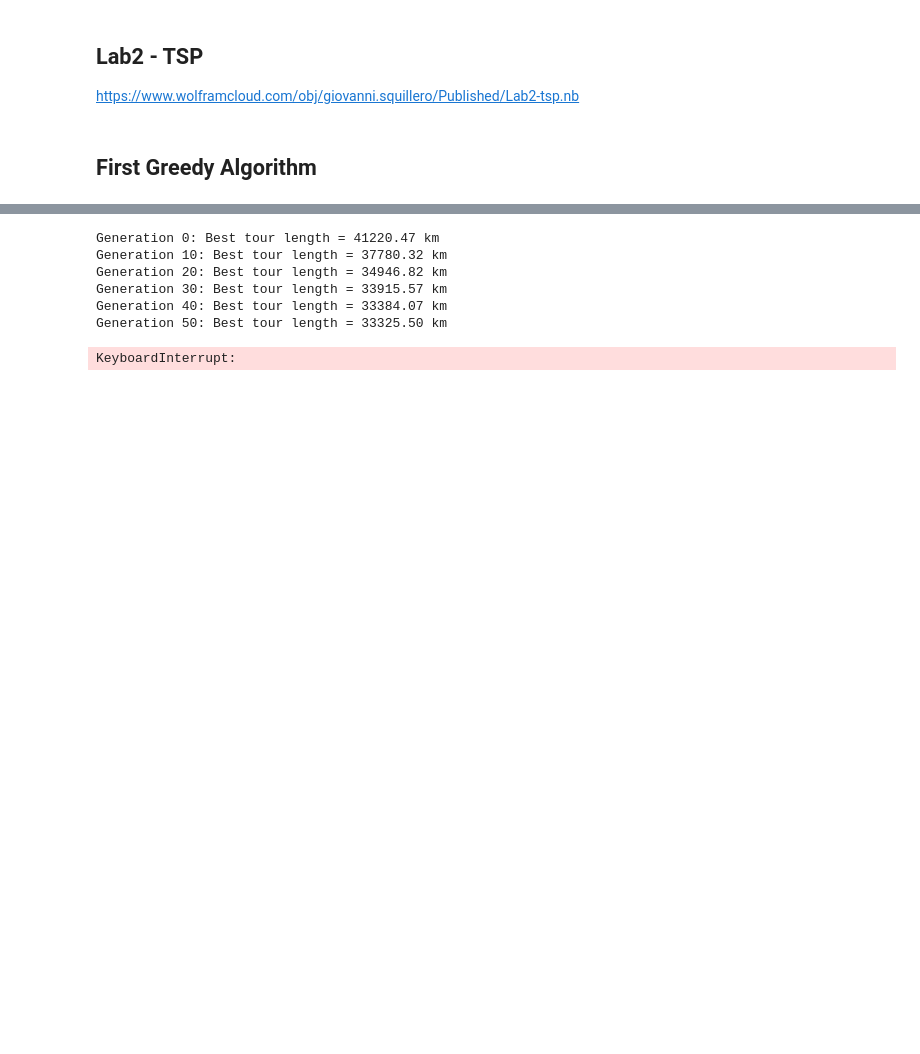
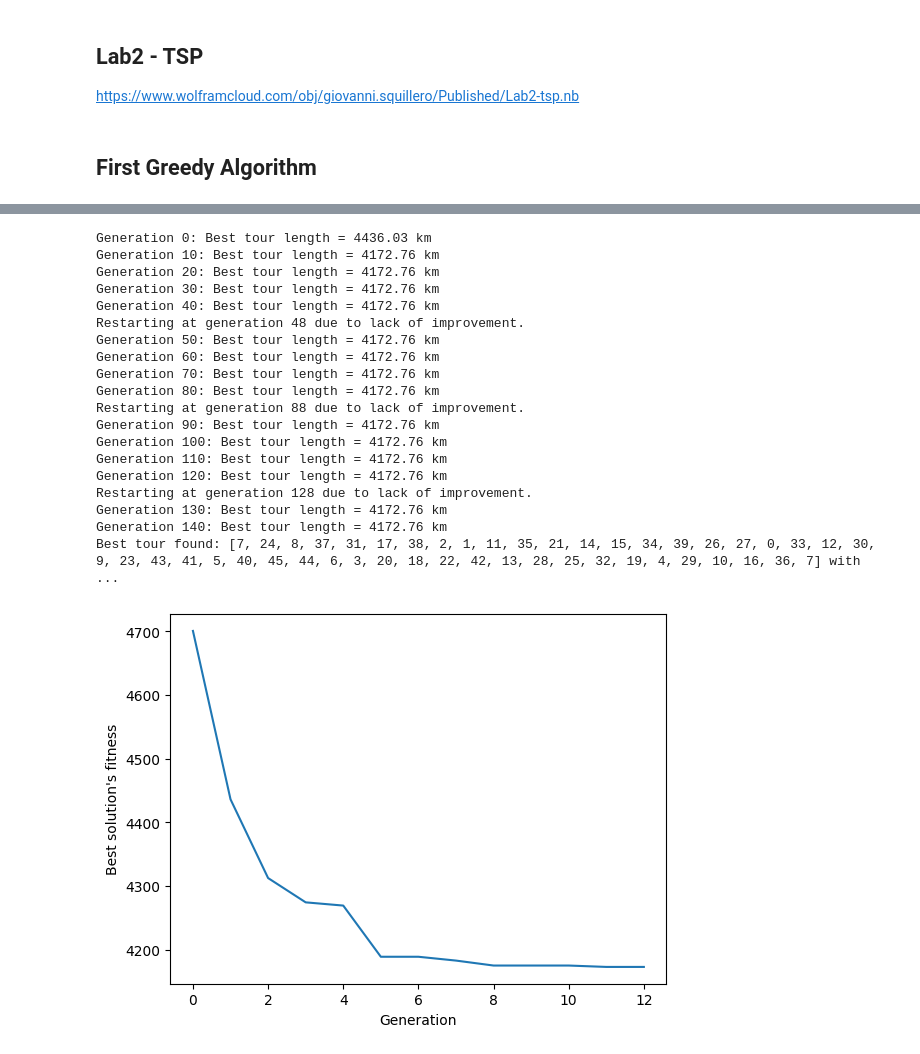
Before and after one commit to XhoanaShkajoti/CI2024_lab2, a Jupyter notebook: tsp.ipynb, the cells around one changed output, grey strips where cells are left out. Saved outputs shown, nothing was run; the diff lists cells and outputs as text; code cells hidden in the pictures; blank space fills up the shorter version.

```diff
--- a/tsp.ipynb
+++ b/tsp.ipynb
@@ -17,8 +13,8 @@ import matplotlib.pyplot as plt
 logging.basicConfig(level=logging.DEBUG)
 # %%
-#CITIES = pd.read_csv('cities/italy.csv', header=None, names=['name', 'lat', 'lon'])
+CITIES = pd.read_csv('cities/italy.csv', header=None, names=['name', 'lat', 'lon'])
 #CITIES = pd.read_csv('cities/us.csv', header=None, names=['name', 'lat', 'lon'])
-CITIES = pd.read_csv('cities/russia.csv', header=None, names=['name', 'lat', 'lon'])
+#CITIES = pd.read_csv('cities/russia.csv', header=None, names=['name', 'lat', 'lon'])
 #CITIES = pd.read_csv('cities/china.csv', header=None, names=['name', 'lat', 'lon'])
 #CITIES = pd.read_csv('cities/vanuatu.csv', header=None, names=['name', 'lat', 'lon'])
 DIST_MATRIX = np.zeros((len(CITIES), len(CITIES)))
@@ -35,6 +31,18 @@ len(CITIES)
 
 https://www.wolframcloud.com/obj/giovanni.squillero/Published/Lab2-tsp.nb
 # %%
+def counter(fn):
+    """Simple decorator for counting number of calls"""
+
+    @functools.wraps(fn)
+    def helper(*args, **kargs):
+        helper.calls += 1
+        return fn(*args, **kargs)
+
+    helper.calls = 0
+    return helper
+
+@counter
 def tsp_cost(tsp):
     assert tsp[0] == tsp[-1]
     assert set(tsp) == set(range(len(CITIES)))
@@ -182,6 +193,7 @@ Steps: 57540
 # %%
 
 # Fitness function (inverse of distance)
+@counter
 def fitness(tour):
     return 1 / tsp_cost(tour)  # Higher fitness for shorter tours
 
@@ -283,7 +295,7 @@ def tournament_selection(population, fitnesses, k=5):
 history=[]
 # Evolutionary Algorithm with ERX, Simulated Annealing Mutation, and Restart Mechanism
 def evolutionary_algorithm_erx(pop_size=150, max_generations=250, elite_ratio=0.1, mutation_rate=0.155, early_stop=40):
-    population = initialize_population_with_diversity(pop_size, greedy_percentage=0.03)
+    population = initialize_population_with_diversity(pop_size, greedy_percentage=0.04)
     best_solution = None
     best_fitness = float('-inf')
     no_improvement_count = 0
@@ -298,6 +310,7 @@ def evolutionary_algorithm_erx(pop_size=150, max_generations=250, elite_ratio=0.
             if fitnesses[i] > best_fitness:
                 best_solution = population[i]
                 best_fitness = fitnesses[i]
+                best_index = generation
                 history.append(1/best_fitness)
                 improvement_found = True
 
@@ -308,44 +321,57 @@ def evolutionary_algorithm_erx(pop_size=150, max_generations=250, elite_ratio=0.
             no_improvement_count += 1
             if no_improvement_count >= early_stop:
                 print(f"Restarting at generation {generation} due to lack of improvement.")
-                population = initialize_population_with_diversity(pop_size, greedy_percentage=0.03)
+                population = initialize_population_with_diversity(pop_size, greedy_percentage=0.04)
                 no_improvement_count = 0
                 continue
 
         # Selection and reproduction with elitism
         elite_size = int(pop_size * elite_ratio)
         new_population = sorted(population, key=lambda t: fitness(t), reverse=True)[:elite_size]
         while len(new_population) < pop_size:
             parent1 = tournament_selection(population, fitnesses)
             parent2 = tournament_selection(population, fitnesses)
             child = edge_recombination_crossover(parent1, parent2)
             # Apply simulated annealing mutation to add diversity
             if random.random() < mutation_rate:
                 child = simulated_annealing_mutation(child)
             new_population.append(child)
 
         # Update population
         population = new_population
 
         # Log progress every 10 generations
         if generation % 10 == 0:
             print(f"Generation {generation}: Best tour length = {1 / best_fitness:.2f} km")
 
-    return best_solution, 1 / best_fitness
+    return best_solution, 1 / best_fitness,best_index
 
 # Run the EA with ERX on the TSP instance
-best_tour, best_cost = evolutionary_algorithm_erx(pop_size=200, max_generations=150)
-print(f"Best tour found: {best_tour} with total length {best_cost:.2f} km")
+best_tour, best_cost, best_index = evolutionary_algorithm_erx(pop_size=200, max_generations=150)
+print(f"Best tour found: {best_tour} with total length {best_cost:.2f} km and best index {best_index} and fitness called {fitness.calls} times")
 #Plotting graph of the best solutions over time
 plt.plot(history)
 plt.ylabel('Best solution\'s fitness')
 plt.xlabel('Generation')
 plt.show()
 # %% [output]
-Generation 0: Best tour length = 41220.47 km
-Generation 10: Best tour length = 37780.32 km
-Generation 20: Best tour length = 34946.82 km
-Generation 30: Best tour length = 33915.57 km
-Generation 40: Best tour length = 33384.07 km
-Generation 50: Best tour length = 33325.50 km
+Generation 0: Best tour length = 4436.03 km
+Generation 10: Best tour length = 4172.76 km
+Generation 20: Best tour length = 4172.76 km
+Generation 30: Best tour length = 4172.76 km
+Generation 40: Best tour length = 4172.76 km
+Restarting at generation 48 due to lack of improvement.
+Generation 50: Best tour length = 4172.76 km
+Generation 60: Best tour length = 4172.76 km
+Generation 70: Best tour length = 4172.76 km
+Generation 80: Best tour length = 4172.76 km
+Restarting at generation 88 due to lack of improvement.
+Generation 90: Best tour length = 4172.76 km
+Generation 100: Best tour length = 4172.76 km
+Generation 110: Best tour length = 4172.76 km
+Generation 120: Best tour length = 4172.76 km
+Restarting at generation 128 due to lack of improvement.
+Generation 130: Best tour length = 4172.76 km
+Generation 140: Best tour length = 4172.76 km
+Best tour found: [7, 24, 8, 37, 31, 17, 38, 2, 1, 11, 35, 21, 14, 15, 34, 39, 26, 27, 0, 33, 12, 30, 9, 23, 43, 41, 5, 40, 45, 44, 6, 3, 20, 18, 22, 42, 13, 28, 25, 32, 19, 4, 29, 10, 16, 36, 7] with  ...
-KeyboardInterrupt:
+[figure, added]
```
Also changed, not shown: parts of 6 cells of this notebook, 1 other file.
